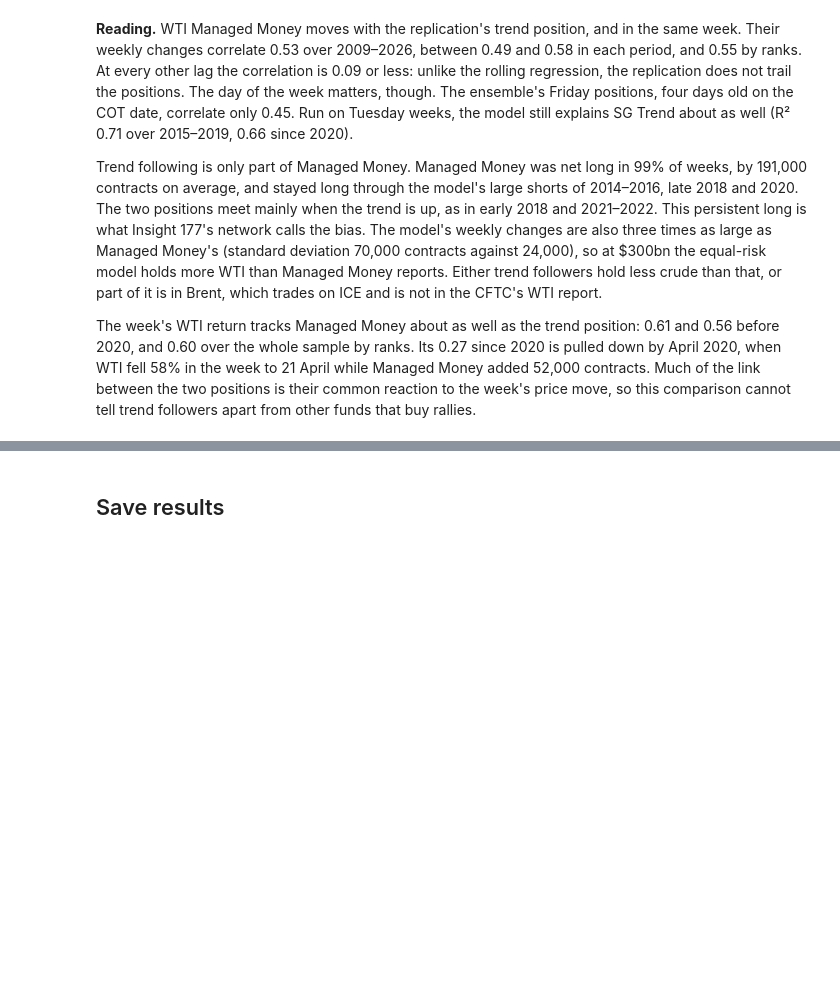
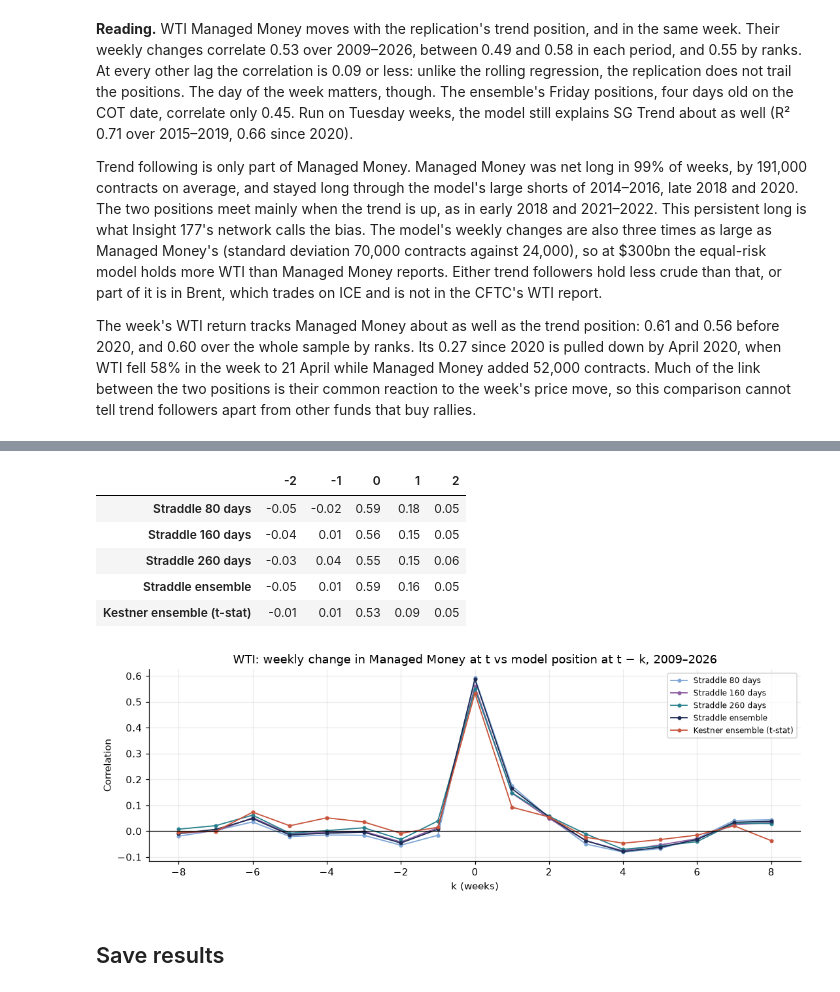
Before and after one commit to julienwax/Capstone, a Jupyter notebook: working_ideas/Replicating_CTA.ipynb, the cells around one changed output, grey strips where cells are left out. Drawn from its saved outputs; the diff is of its cells as text; code cells hidden in the pictures; blank space fills up the shorter version.

Commit message:
lookback straddle results

```diff
--- a/working_ideas/Replicating_CTA.ipynb
+++ b/working_ideas/Replicating_CTA.ipynb
@@ -507,3 +551,34 @@ The week's WTI return tracks Managed Money about as well as the trend position:
+# %%
+# WTI: correlation of the weekly change in Managed Money (Tuesday to Tuesday) with the change in the model's
+# position k weeks earlier, for straddle-delta positions at Kestner's ensemble horizons (weeks ending Tuesday).
+vol_tue = K.weekly_vol(daily, 90, TUE)
+positions_tue = {f'Straddle {n} days': K.weights(K.straddle_signals(daily, n, TUE), vol_tue) for n in (80, 160, 260)}
+positions_tue['Straddle ensemble'] = K.blend(weekly_tue, list(positions_tue.values()), sg_tue)
+positions_tue['Kestner ensemble (t-stat)'] = weights_tue
+lag_corr = pd.DataFrame({name: K.lagged_correlation(changes['Managed Money'],
+                                                    wti_contracts(w, TUE).reindex(mm.index).diff(), range(-8, 9))
+                         for name, w in positions_tue.items()})
+
+fig, ax = plt.subplots(figsize=(10, 3.6))
+for name, color in zip(lag_corr, [COLORS[16], COLORS[32], COLORS[52], COLORS['sg'], COLORS['ensemble']]):
+    ax.plot(lag_corr.index, lag_corr[name], marker='o', ms=3, lw=1.2, color=color, label=name)
+ax.axhline(0, color='black', lw=.8)
+ax.set_xticks(range(-8, 9, 2))
+ax.set(title='WTI: weekly change in Managed Money at t vs model position at t − k, 2009–2026',
+       xlabel='k (weeks)', ylabel='Correlation')
+ax.grid(alpha=.25)
+ax.legend(fontsize=8)
+fig.tight_layout()
+fig.savefig(OUTPUT / 'wti_managed_money_straddle_lags.png', dpi=160)
+display(lag_corr.loc[-2:2].T.round(2))
+# %% [output]
+|  | -2 | -1 | 0 | 1 | 2 |
+| Straddle 80 days | -0.05 | -0.02 | 0.59 | 0.18 | 0.05 |
+| Straddle 160 days | -0.04 | 0.01 | 0.56 | 0.15 | 0.05 |
+| Straddle 260 days | -0.03 | 0.04 | 0.55 | 0.15 | 0.06 |
+| Straddle ensemble | -0.05 | 0.01 | 0.59 | 0.16 | 0.05 |
+| Kestner ensemble (t-stat) | -0.01 | 0.01 | 0.53 | 0.09 | 0.05 |
+[figure, added]
 # %% [markdown]
 ## Save results
 # %%
```
Also changed, not shown: parts of 2 cells of this notebook, 4 other files.
